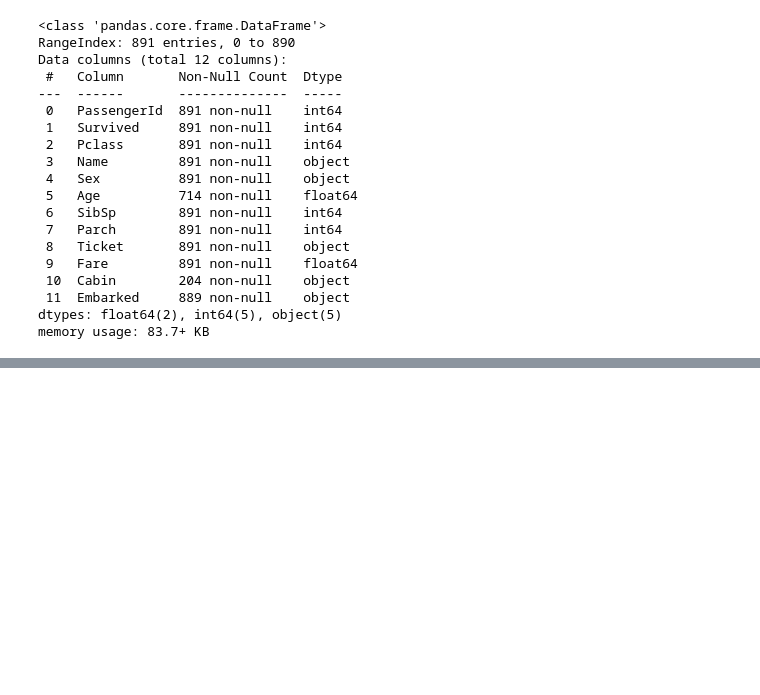
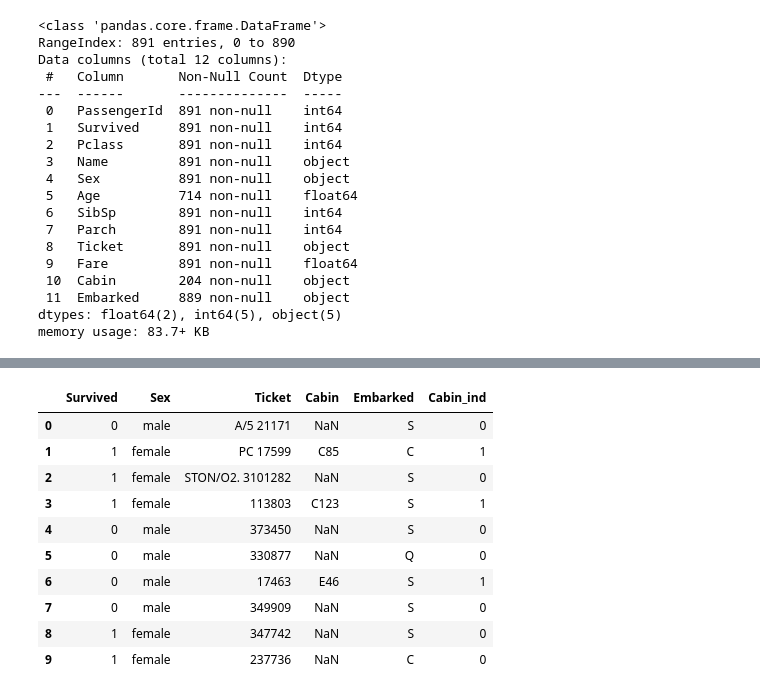
Before and after one commit to ZobaerIslam/ML_random_forest, a Jupyter notebook: randomForest_titanic.ipynb, the cells around one changed output, grey strips where cells are left out. Saved outputs shown, nothing was run; the diff lists cells and outputs as text; code cells hidden in the pictures; blank space fills up the shorter version.

```diff
--- a/randomForest_titanic.ipynb
+++ b/randomForest_titanic.ipynb
@@ -117,0 +92,15 @@ titanic.head()
+# %%
+titanic['Cabin_ind'] = np.where(titanic['Cabin'].isnull(), 0, 1)
+titanic.head(10)
+# %% [output]
+|  | Survived | Sex | Ticket | Cabin | Embarked | Cabin_ind |
+| 0 | 0 | male | A/5 21171 | NaN | S | 0 |
+| 1 | 1 | female | PC 17599 | C85 | C | 1 |
+| 2 | 1 | female | STON/O2. 3101282 | NaN | S | 0 |
+| 3 | 1 | female | 113803 | C123 | S | 1 |
+| 4 | 0 | male | 373450 | NaN | S | 0 |
+| 5 | 0 | male | 330877 | NaN | Q | 0 |
+| 6 | 0 | male | 17463 | E46 | S | 1 |
+| 7 | 0 | male | 349909 | NaN | S | 0 |
+| 8 | 1 | female | 347742 | NaN | S | 0 |
+| 9 | 1 | female | 237736 | NaN | C | 0 |
```
Also changed, not shown: parts of 16 cells of this notebook.
